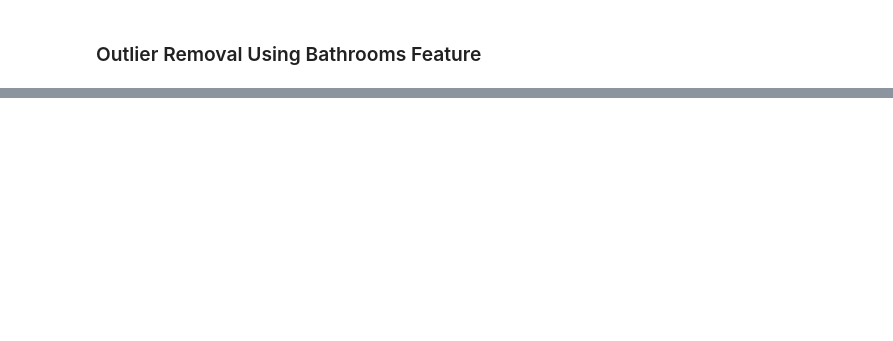
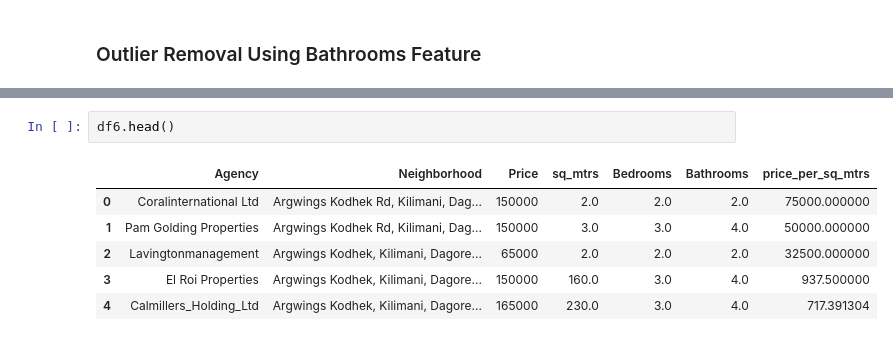
Before and after one commit to shadrack71/kenya_housing_real_estate_project_with_machine_learning, a Jupyter notebook: kenya_housing_real_estate_project.ipynb, the cells around one changed output, grey strips where cells are left out. Drawn from its saved outputs; the diff is of its cells as text; blank space fills up the shorter version.

```diff
--- a/kenya_housing_real_estate_project.ipynb
+++ b/kenya_housing_real_estate_project.ipynb
@@ -363,0 +305,9 @@ df6.describe()
+# %%
+df6.head()
+# %% [output]
+|  | Agency | Neighborhood | Price | sq_mtrs | Bedrooms | Bathrooms | price_per_sq_mtrs |
+| 0 | Coralinternational Ltd | Argwings Kodhek Rd, Kilimani, Dag... | 150000 | 2.0 | 2.0 | 2.0 | 75000.000000 |
+| 1 | Pam Golding Properties | Argwings Kodhek Rd, Kilimani, Dag... | 150000 | 3.0 | 3.0 | 4.0 | 50000.000000 |
+| 2 | Lavingtonmanagement | Argwings Kodhek, Kilimani, Dagore... | 65000 | 2.0 | 2.0 | 2.0 | 32500.000000 |
+| 3 | El Roi Properties | Argwings Kodhek, Kilimani, Dagore... | 150000 | 160.0 | 3.0 | 4.0 | 937.500000 |
+| 4 | Calmillers_Holding_Ltd | Argwings Kodhek, Kilimani, Dagore... | 165000 | 230.0 | 3.0 | 4.0 | 717.391304 |
```
Also changed, not shown: parts of 33 cells of this notebook.
